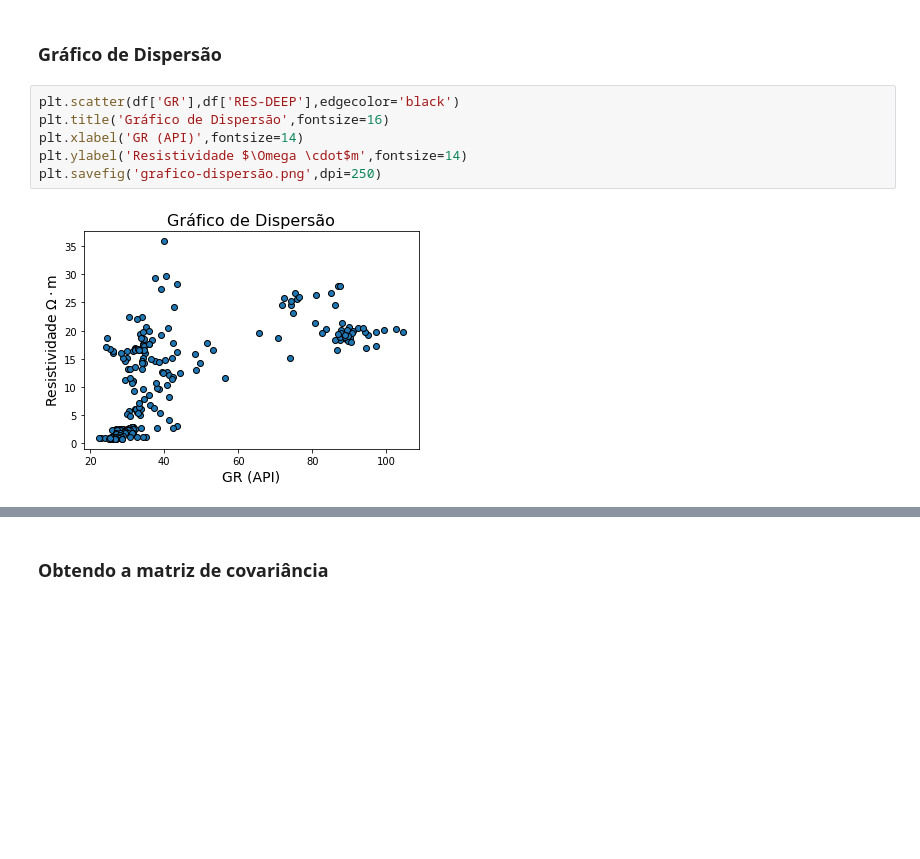
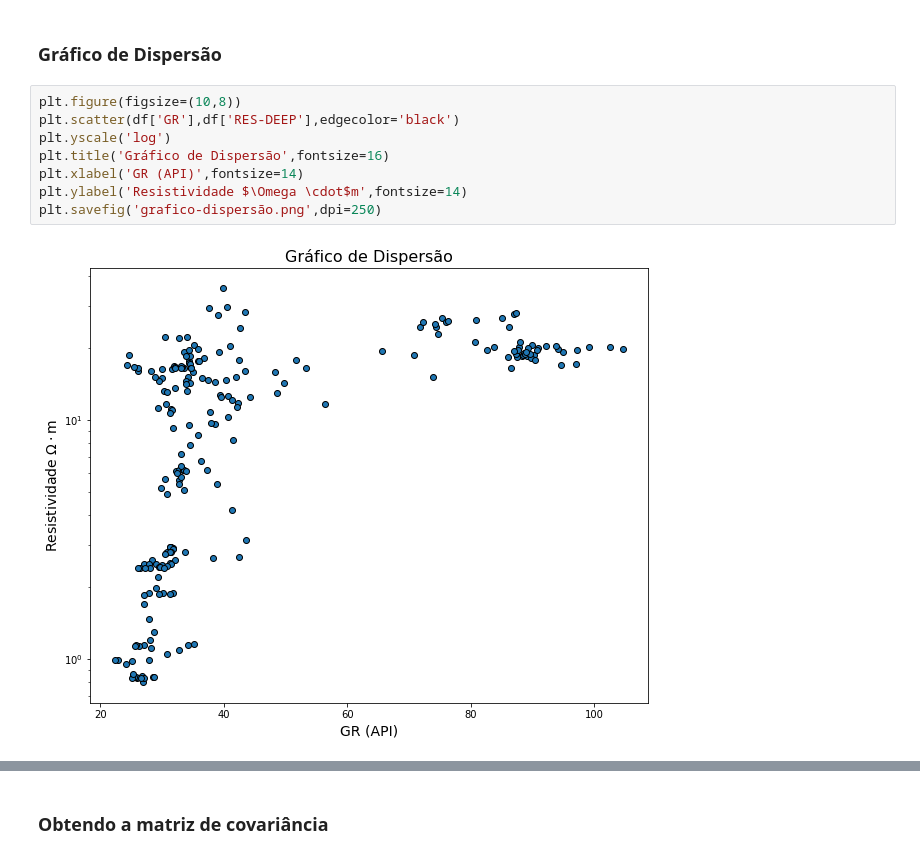
Before and after one commit to alexleogc/GEOD67_topicos_de_IA_2020, a Jupyter notebook: Análise de Dados (Revisão)/Análise_dataset_sandstone.ipynb, the cells around one changed output, grey strips where cells are left out. Drawn from its saved outputs; the diff is of its cells as text; blank space fills up the shorter version.

```diff
--- a/Análise de Dados (Revisão)/Análise_dataset_sandstone.ipynb
+++ b/Análise de Dados (Revisão)/Análise_dataset_sandstone.ipynb
@@ -75,11 +82,13 @@ fig.show()
 # %% [markdown]
 ### Gráfico de Dispersão
 # %%
+plt.figure(figsize=(10,8))
 plt.scatter(df['GR'],df['RES-DEEP'],edgecolor='black')
+plt.yscale('log')
 plt.title('Gráfico de Dispersão',fontsize=16)
 plt.xlabel('GR (API)',fontsize=14)
 plt.ylabel('Resistividade $\Omega \cdot$m',fontsize=14)
 plt.savefig('grafico-dispersão.png',dpi=250)
 # %% [output]
-[figure, old version]
+[figure, new version]
 # %%
```
Also changed, not shown: parts of 10 cells of this notebook.
